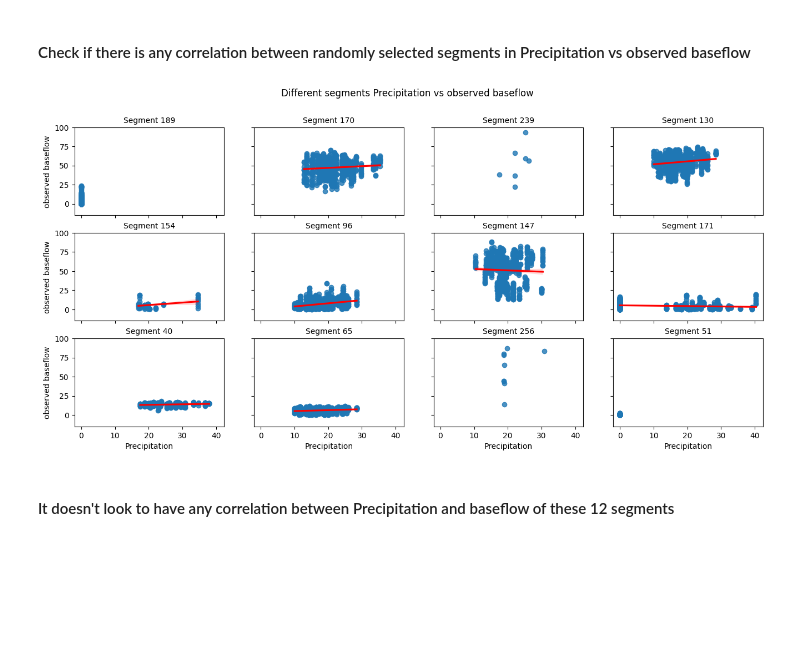
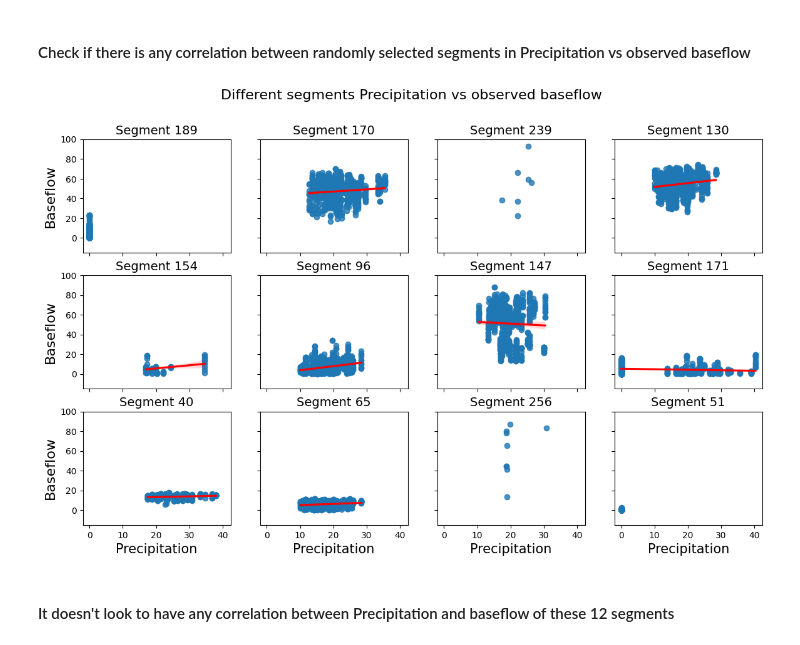
Before and after one commit to sadrajafari/cs6830_project6, a Jupyter notebook: project6.ipynb, the cells around one changed output. Saved outputs shown, nothing was run; the diff lists cells and outputs as text; code cells hidden in the pictures; blank space fills up the shorter version.

```diff
--- a/project6.ipynb
+++ b/project6.ipynb
@@ -289,13 +289,13 @@ print(random_segments)
 # %% [markdown]
 #### Check if there is any correlation between randomly selected segments in Evapotranspiration vs observed baseflow
 # %%
-fig, axs = plt.subplots(3, 4, figsize=(16, 7))
+fig, axs = plt.subplots(3, 4, figsize=(14, 8))
 j = 0
 k = 0
 for seg in (random_segments):
   sns.regplot(x=data[data.Segment_id == seg].Evapotranspiration, y=data[data.Segment_id == seg].Observed, ax=axs[j, k], line_kws={"color": "red"})
   # axs[j, k].scatter(x=data[data.Segment_id == seg].Evapotranspiration, y=data[data.Segment_id == seg].Observed)
-  axs[j, k].set_title(f"Segment {seg}", fontsize=10)
+  axs[j, k].set_title(f"Segment {seg}", fontsize=15)
   axs[j, k].set_xlim(-1, 13)
   axs[j, k].set_ylim(-15, 150)
   k += 1
@@ -304,10 +304,11 @@ for seg in (random_segments):
     k = 0
 
 for ax in axs.flat:
-  ax.set(xlabel="Evapotranspiration", ylabel="observed baseflow")
+  ax.set_xlabel("Evapotranspiration", fontsize=15)
+  ax.set_ylabel("Baseflow", fontsize=16)
 
 for ax in fig.get_axes():
   ax.label_outer()
-fig.suptitle("Different segments Evapotranspiration vs observed baseflow")
+fig.suptitle("Different segments Evapotranspiration vs observed baseflow", fontsize=16)
 plt.show()
 # %% [output]
@@ -317,13 +318,13 @@ plt.show()
 # %% [markdown]
 #### Check if there is any correlation between randomly selected segments in Irrigation_pumping vs observed baseflow
 # %%
-fig, axs = plt.subplots(3, 4, figsize=(16, 7), sharex=True, sharey=True)
+fig, axs = plt.subplots(3, 4, figsize=(14, 8), sharex=True, sharey=True)
 j = 0
 k = 0
 for seg in (random_segments):
   sns.regplot(x=data[data.Segment_id == seg].Irrigation_pumping, y=data[data.Segment_id == seg].Observed, ax=axs[j, k], line_kws={"color": "red"})
     # axs[j, k].scatter(x=data[data.Segment_id == seg].Irrigation_pumping, y=data[data.Segment_id == seg].Observed)
-  axs[j, k].set_title(f"Segment {seg}", fontsize=10)
+  axs[j, k].set_title(f"Segment {seg}", fontsize=15)
     # axs[j, k].set_xlim(-5, 1)
   axs[j, k].set_ylim(-15, 150)
   k += 1
@@ -332,10 +333,12 @@ for seg in (random_segments):
       k = 0
 
 for ax in axs.flat:
-  ax.set(xlabel="Irrigation_pumping", ylabel="observed baseflow")
+  # ax.set(xlabel="Irrigation_pumping", ylabel="observed baseflow")
+  ax.set_xlabel("Irrigation_pumping", fontsize=15)
+  ax.set_ylabel("Baseflow", fontsize=16)
 
 for ax in fig.get_axes():
   ax.label_outer()
-fig.suptitle("Different segments Irrigation_pumping vs observed baseflow")
+fig.suptitle("Different segments Irrigation_pumping vs observed baseflow", fontsize=16)
 plt.show()
 # %% [output]
@@ -345,28 +348,30 @@ plt.show()
 # %% [markdown]
 #### Check if there is any correlation between randomly selected segments in Precipitation vs observed baseflow
 # %%
-fig, axs = plt.subplots(3, 4, figsize=(16, 7), sharex=True, sharey=True)
+fig, axs = plt.subplots(3, 4, figsize=(14, 8), sharex=True, sharey=True)
 j = 0
 k = 0
 for seg in (random_segments):
   sns.regplot(x=data[data.Segment_id == seg].Precipitation, y=data[data.Segment_id == seg].Observed, ax=axs[j, k], line_kws={"color": "red"})
   # axs[j, k].scatter(x=data[data.Segment_id == seg].Precipitation, y=data[data.Segment_id == seg].Observed)
-  axs[j, k].set_title(f"Segment {seg}", fontsize=10)
+  axs[j, k].set_title(f"Segment {seg}", fontsize=14)
   axs[j, k].set_ylim(-15, 100)
   k += 1
   if k == 4:
       j += 1
       k = 0
 
 for ax in axs.flat:
-  ax.set(xlabel="Precipitation", ylabel="observed baseflow")
+  # ax.set(xlabel="Precipitation", ylabel="observed baseflow")
+  ax.set_xlabel("Precipitation", fontsize=15)
+  ax.set_ylabel("Baseflow", fontsize=16)
 
 for ax in fig.get_axes():
   ax.label_outer()
-fig.suptitle("Different segments Precipitation vs observed baseflow")
+fig.suptitle("Different segments Precipitation vs observed baseflow", fontsize=16)
 plt.show()
 # %% [output]
-[figure, old version]
+[figure, new version]
 # %% [markdown]
 #### It doesn't look to have any correlation between Precipitation and baseflow of these 12 segments
 # %%
```
Also changed, not shown: parts of 4 cells of this notebook.
